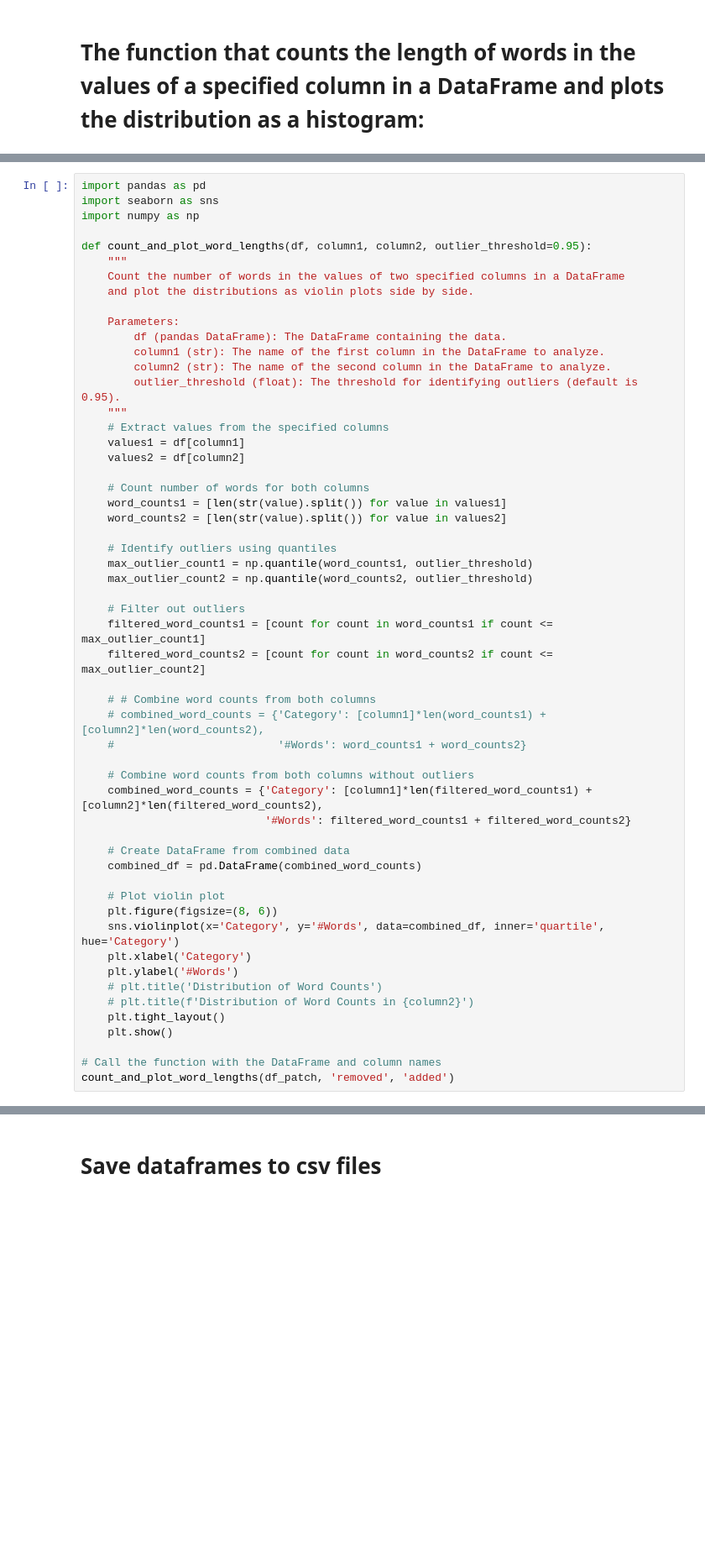
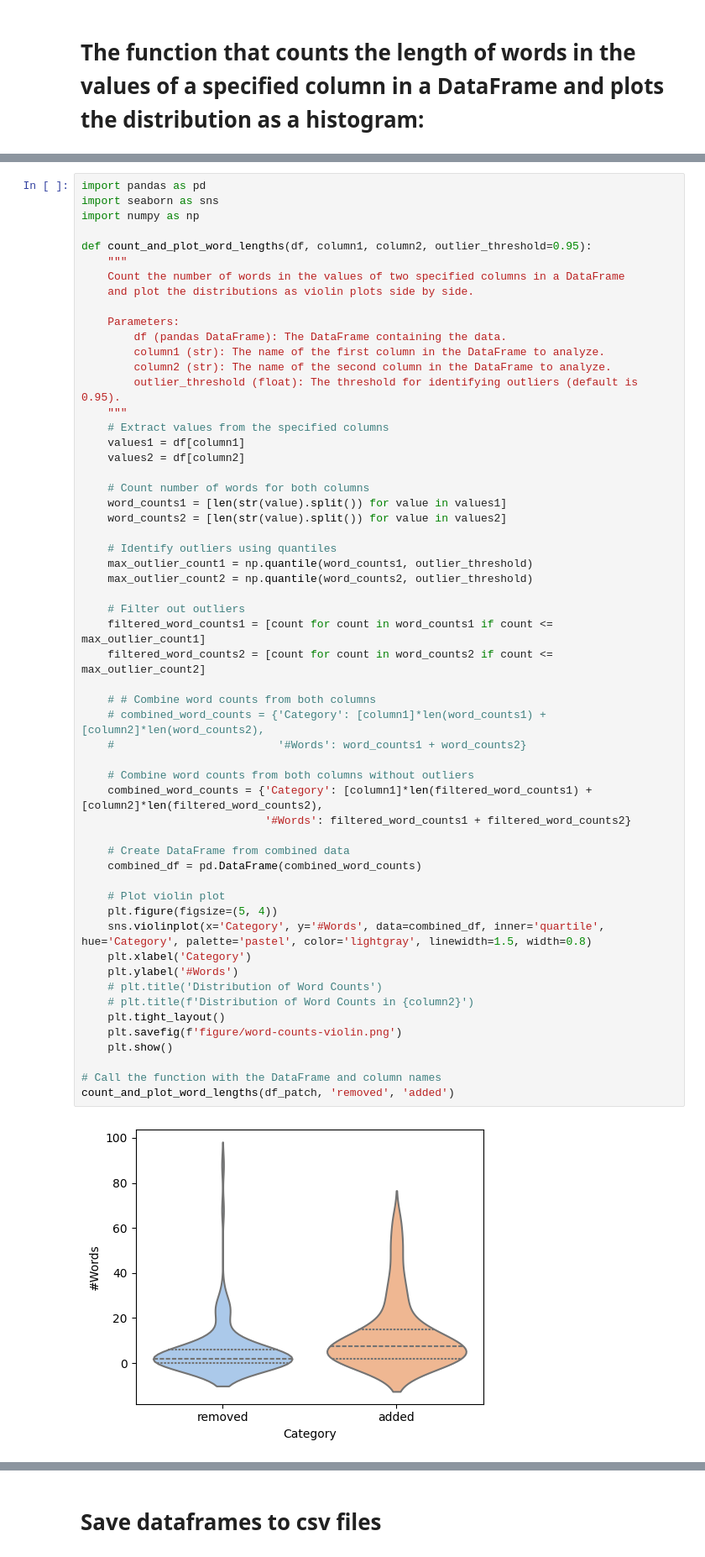
Before and after one commit to SmartSecLab/FixMe, a Jupyter notebook: patch-gen.ipynb, the cells around one changed output, grey strips where cells are left out. Shown at 84% size. Cells and saved outputs as stored; diff of their text form; blank space fills up the shorter version.

```diff
--- a/patch-gen.ipynb
+++ b/patch-gen.ipynb
@@ -502,34 +534,37 @@ def count_and_plot_word_lengths(df, column1, column2, outlier_threshold=0.95):
 
     # Identify outliers using quantiles
     max_outlier_count1 = np.quantile(word_counts1, outlier_threshold)
     max_outlier_count2 = np.quantile(word_counts2, outlier_threshold)
 
     # Filter out outliers
     filtered_word_counts1 = [count for count in word_counts1 if count <= max_outlier_count1]
     filtered_word_counts2 = [count for count in word_counts2 if count <= max_outlier_count2]
 
     # # Combine word counts from both columns
     # combined_word_counts = {'Category': [column1]*len(word_counts1) + [column2]*len(word_counts2),
     #                         '#Words': word_counts1 + word_counts2}
 
     # Combine word counts from both columns without outliers
     combined_word_counts = {'Category': [column1]*len(filtered_word_counts1) + [column2]*len(filtered_word_counts2),
                             '#Words': filtered_word_counts1 + filtered_word_counts2}
 
     # Create DataFrame from combined data
     combined_df = pd.DataFrame(combined_word_counts)
 
     # Plot violin plot
-    plt.figure(figsize=(8, 6))
-    sns.violinplot(x='Category', y='#Words', data=combined_df, inner='quartile', hue='Category')
+    plt.figure(figsize=(5, 4))
+    sns.violinplot(x='Category', y='#Words', data=combined_df, inner='quartile', hue='Category', palette='pastel', color='lightgray', linewidth=1.5, width=0.8)
     plt.xlabel('Category')
     plt.ylabel('#Words')
     # plt.title('Distribution of Word Counts')
     # plt.title(f'Distribution of Word Counts in {column2}')
     plt.tight_layout()
+    plt.savefig(f'figure/word-counts-violin.png')
     plt.show()
 
 # Call the function with the DataFrame and column names
 count_and_plot_word_lengths(df_patch, 'removed', 'added')
+# %% [output]
+[figure, added]
 # %%
 df_patch.url.value_counts()
```
Also changed, not shown: parts of 15 cells of this notebook.
